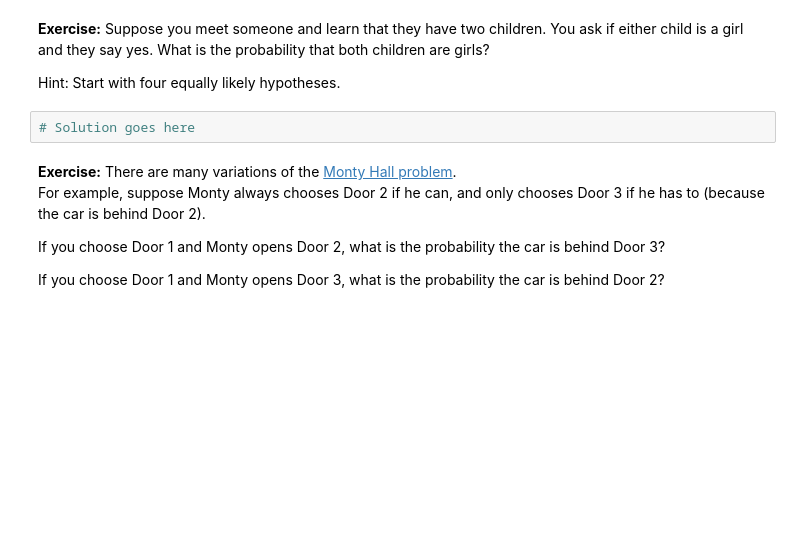
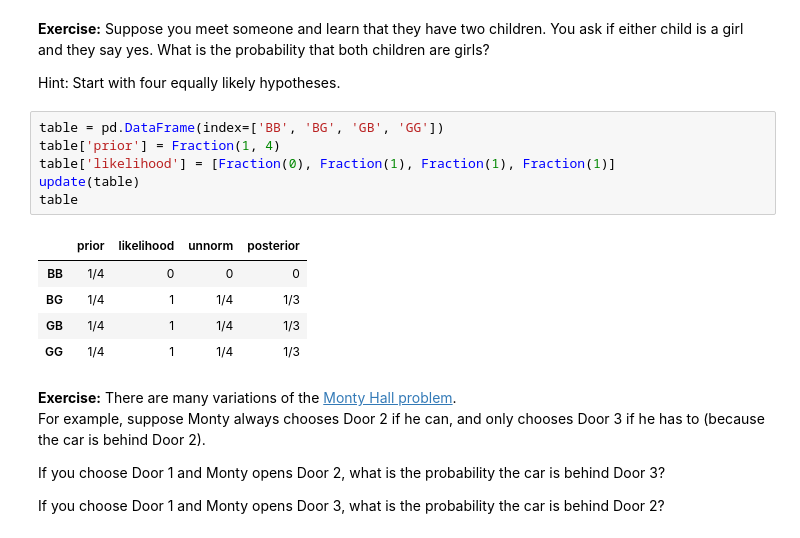
Before and after one commit to NimaFardanesh/inference-and-causality-week1, a Jupyter notebook: notebooks/2_InferenceAndCausality_Week1_BayesTheorem.ipynb.ipynb, the cells around one changed output. Cells and saved outputs as stored; diff of their text form; blank space fills up the shorter version.

```diff
--- a/notebooks/2_InferenceAndCausality_Week1_BayesTheorem.ipynb.ipynb
+++ b/notebooks/2_InferenceAndCausality_Week1_BayesTheorem.ipynb.ipynb
@@ -324,8 +324,18 @@ You ask if either child is a girl and they say yes.
 What is the probability that both children are girls?
 
 Hint: Start with four equally likely hypotheses.
-# %%
-# Solution goes here
+# %%
+table = pd.DataFrame(index=['BB', 'BG', 'GB', 'GG'])
+table['prior'] = Fraction(1, 4)
+table['likelihood'] = [Fraction(0), Fraction(1), Fraction(1), Fraction(1)]
+update(table)
+table
+# %% [output]
+|  | prior | likelihood | unnorm | posterior |
+| BB | 1/4 | 0 | 0 | 0 |
+| BG | 1/4 | 1 | 1/4 | 1/3 |
+| GB | 1/4 | 1 | 1/4 | 1/3 |
+| GG | 1/4 | 1 | 1/4 | 1/3 |
 # %% [markdown]
 **Exercise:** There are many variations of the [Monty Hall problem](https://en.wikipedia.org/wiki/Monty_Hall_problem).
 For example, suppose Monty always chooses Door 2 if he can, and
```
